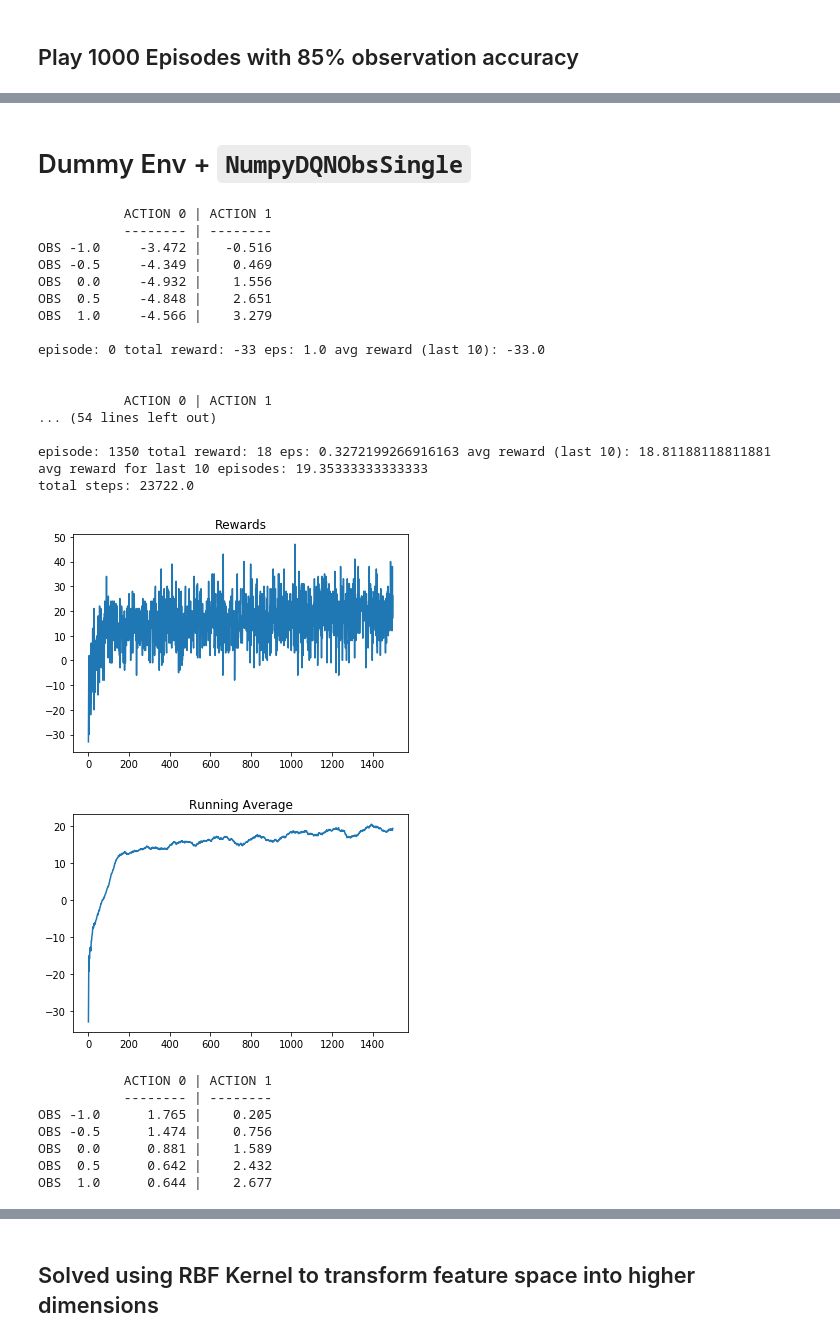
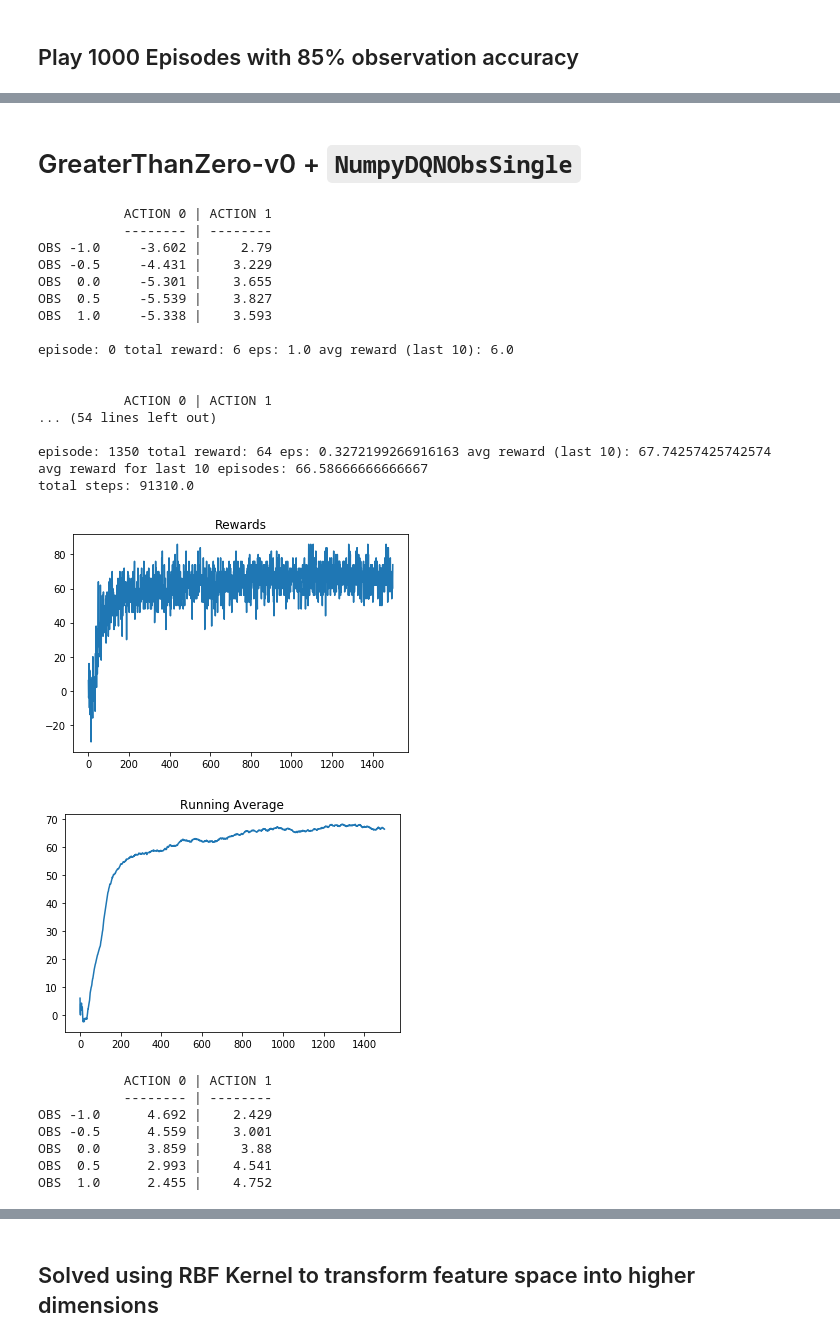
Before and after one commit to jackblandin/research, a Jupyter notebook: experiments/qlearning/dqn/single_obs_dqn/dqn-obs-single.ipynb, the cells around one changed output, grey strips where cells are left out. Cells and saved outputs as stored; diff of their text form; code cells hidden in the pictures.

Commit message:
Update for new dummy env namings

```diff
--- a/experiments/qlearning/dqn/single_obs_dqn/dqn-obs-single.ipynb
+++ b/experiments/qlearning/dqn/single_obs_dqn/dqn-obs-single.ipynb
@@ -341,9 +341,11 @@ START           -27.8812      -28.5151   4.26692
 GROWL_LEFT      -22.8492      -22.6336   3.82962
 GROWL_RIGHT     -12.3168      -27.3978   4.87747
 # %% [markdown]
-# Dummy Env + `NumpyDQNObsSingle`
+# GreaterThanZero-v0 + `NumpyDQNObsSingle`
 # %%
-env = gym.make('Dummy-v0')
+from experiments.utils import NullFeatureTransformer
+
+env = gym.make('GreaterThanZero-v0')
 env.__init__(max_steps_per_episode=100)
 copy_period = 10
 gamma = .8
@@ -353,10 +355,12 @@ hidden_layer_opts = {'hidden_layer_sizes': hidden_layer_sizes,
                      'Z': Sigmoid(),
                      'learning_rate': 1e-5,
                      'mu': .7}
+ft = NullFeatureTransformer()
 
 D = 1
 K = 2
-model = NumpyDQNObsSingle(env=env, D=D, K=K,
+
+model = NumpyDQNObsSingle(env, ft, D=D, K=K,
                           hidden_layer_opts=hidden_layer_opts,
                           gamma=gamma, start_obs=start_obs,
                           min_experiences=1)
@@ -373,49 +377,49 @@ for n in range(N):
     if n % (N/10) == 0:
         ravg = running_avg(totalrewards, n)
         print('episode:', n,
               'total reward:', totalreward,
               'eps:', eps,
               'avg reward (last 10):', ravg)
     if n % (N/5) == 0:
         print(model)
 
 
 print('avg reward for last 10 episodes:', totalrewards[int(-1*(N/10)):].mean())
 print('total steps:', totalrewards.sum())
 
 plt.plot(totalrewards
         )
 plt.title("Rewards")
 plt.show()
 
 plot_running_avg(totalrewards)
 
 print(model)
 # %% [output]
            ACTION 0 | ACTION 1
            -------- | --------
-OBS -1.0     -3.472 |   -0.516
-OBS -0.5     -4.349 |    0.469
-OBS  0.0     -4.932 |    1.556
-OBS  0.5     -4.848 |    2.651
-OBS  1.0     -4.566 |    3.279
+OBS -1.0     -3.602 |     2.79
+OBS -0.5     -4.431 |    3.229
+OBS  0.0     -5.301 |    3.655
+OBS  0.5     -5.539 |    3.827
+OBS  1.0     -5.338 |    3.593
 
-episode: 0 total reward: -33 eps: 1.0 avg reward (last 10): -33.0
+episode: 0 total reward: 6 eps: 1.0 avg reward (last 10): 6.0
 
 
            ACTION 0 | ACTION 1
 ... (54 lines left out)
 
-episode: 1350 total reward: 18 eps: 0.3272199266916163 avg reward (last 10): 18.81188118811881
-avg reward for last 10 episodes: 19.35333333333333
-total steps: 23722.0
+episode: 1350 total reward: 64 eps: 0.3272199266916163 avg reward (last 10): 67.74257425742574
+avg reward for last 10 episodes: 66.58666666666667
+total steps: 91310.0
-[figure, old version]
+[figure, new version]
-[figure, old version]
+[figure, new version]
            ACTION 0 | ACTION 1
            -------- | --------
-OBS -1.0      1.765 |    0.205
-OBS -0.5      1.474 |    0.756
-OBS  0.0      0.881 |    1.589
-OBS  0.5      0.642 |    2.432
-OBS  1.0      0.644 |    2.677
+OBS -1.0      4.692 |    2.429
+OBS -0.5      4.559 |    3.001
+OBS  0.0      3.859 |     3.88
+OBS  0.5      2.993 |    4.541
+OBS  1.0      2.455 |    4.752
 # %% [markdown]
```
Also changed, not shown: parts of 7 cells of this notebook, 5 other files.
